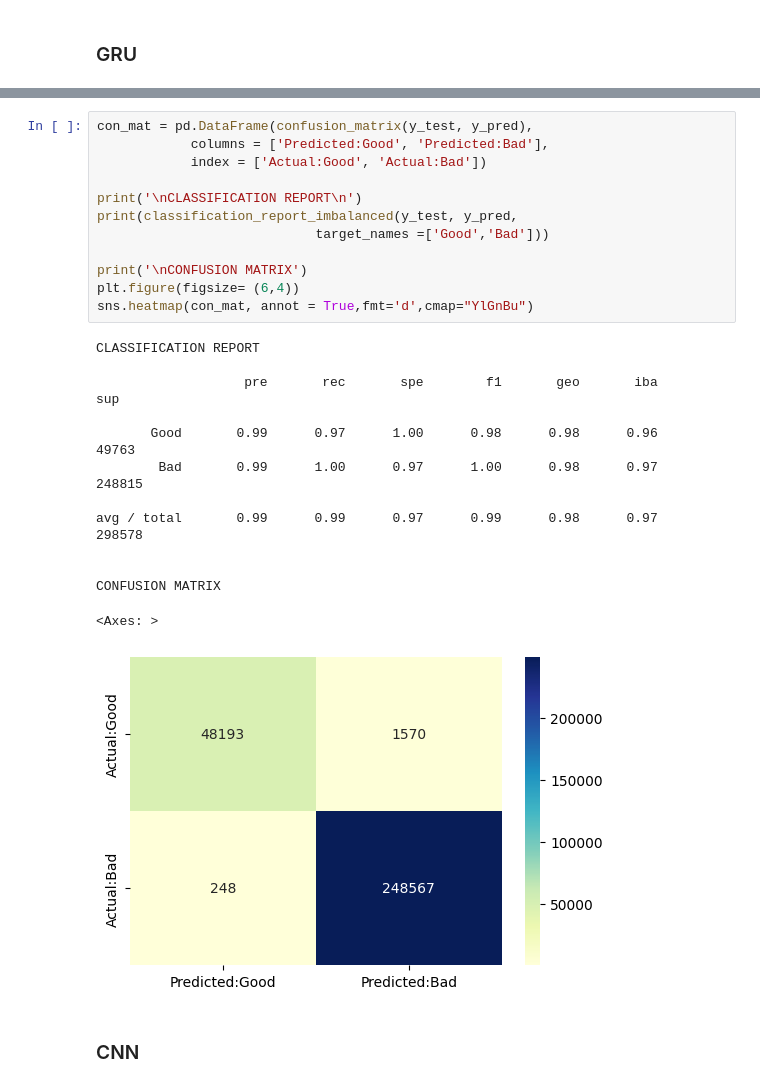
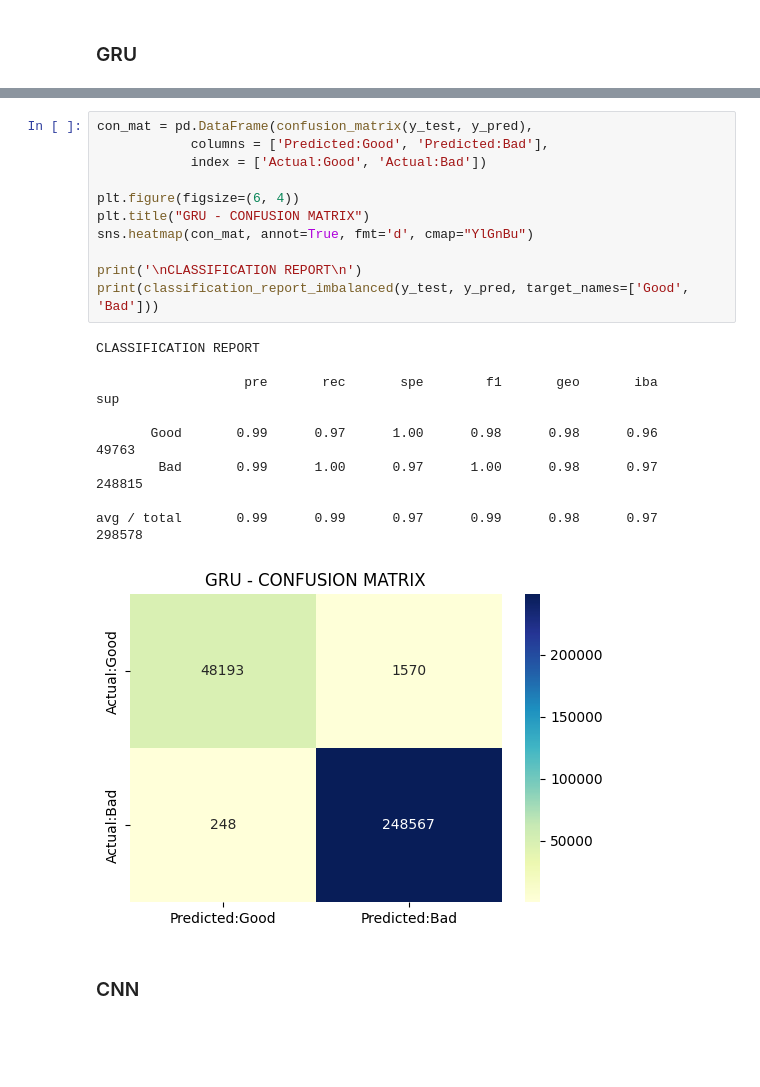
Before and after one commit to giacomovitangeli/ddos-detection, a Jupyter notebook: ddos_detection.ipynb, the cells around one changed output, grey strips where cells are left out. Saved outputs shown, nothing was run; the diff lists cells and outputs as text; blank space fills up the shorter version.

Commit message:
plots update

```diff
--- a/ddos_detection.ipynb
+++ b/ddos_detection.ipynb
@@ -1082,29 +1096,24 @@ Average (acc, prec, rec, f1)
 # %%
 con_mat = pd.DataFrame(confusion_matrix(y_test, y_pred),
             columns = ['Predicted:Good', 'Predicted:Bad'],
             index = ['Actual:Good', 'Actual:Bad'])
 
+plt.figure(figsize=(6, 4))
+plt.title("GRU - CONFUSION MATRIX")
+sns.heatmap(con_mat, annot=True, fmt='d', cmap="YlGnBu")
+
 print('\nCLASSIFICATION REPORT\n')
-print(classification_report_imbalanced(y_test, y_pred,
-                            target_names =['Good','Bad']))
-
-print('\nCONFUSION MATRIX')
-plt.figure(figsize= (6,4))
-sns.heatmap(con_mat, annot = True,fmt='d',cmap="YlGnBu")
+print(classification_report_imbalanced(y_test, y_pred, target_names=['Good', 'Bad']))
 # %% [output]
 CLASSIFICATION REPORT
 
                    pre       rec       spe        f1       geo       iba       sup
 
        Good       0.99      0.97      1.00      0.98      0.98      0.96     49763
         Bad       0.99      1.00      0.97      1.00      0.98      0.97    248815
 
 avg / total       0.99      0.99      0.97      0.99      0.98      0.97    298578
-
-
-CONFUSION MATRIX
-<Axes: >
-[figure, old version]
+[figure, new version]
 # %% [markdown]
 ### CNN
 # %%
```
Also changed, not shown: parts of 29 cells of this notebook.
